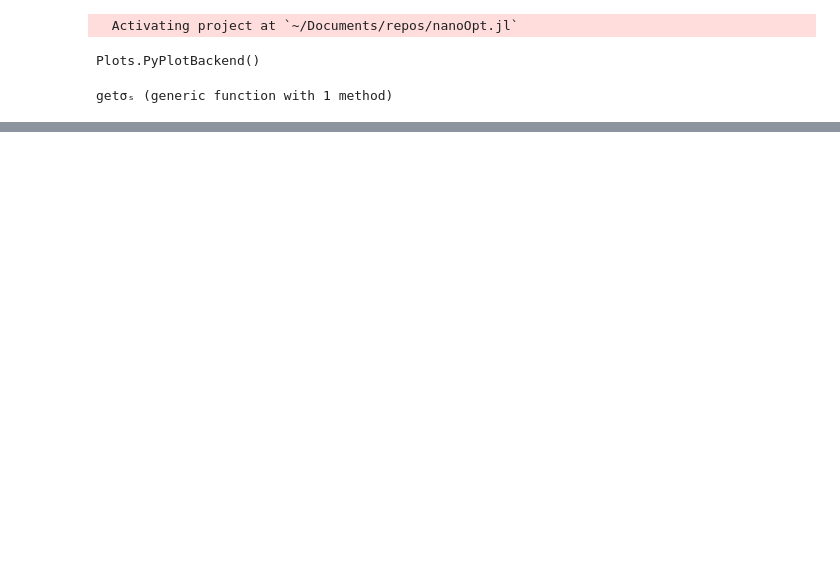
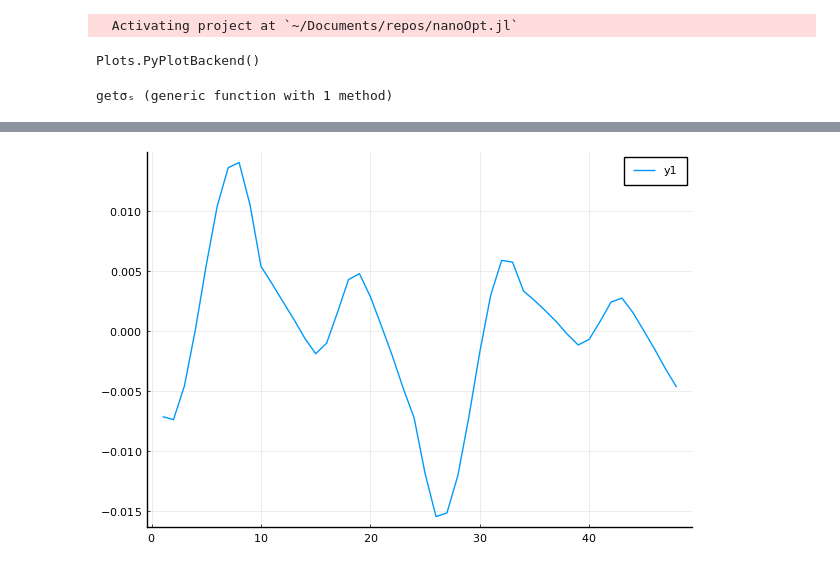
Before and after one commit to Gabmtzz/nanoOpt.jl, a Jupyter notebook: notebook/scatter2d/sc2D_2.ipynb, the cells around one changed output, grey strips where cells are left out. Saved outputs shown, nothing was run; the diff lists cells and outputs as text; code cells hidden in the pictures; blank space fills up the shorter version.

```diff
--- a/notebook/scatter2d/sc2D_2.ipynb
+++ b/notebook/scatter2d/sc2D_2.ipynb
@@ -63,0 +57,4 @@ rpos
+# %%
+plot(real.(ϕ[:,2]))
+# %% [output]
+[figure, added]
```
Also changed, not shown: parts of 15 cells of this notebook, 3 other files.
